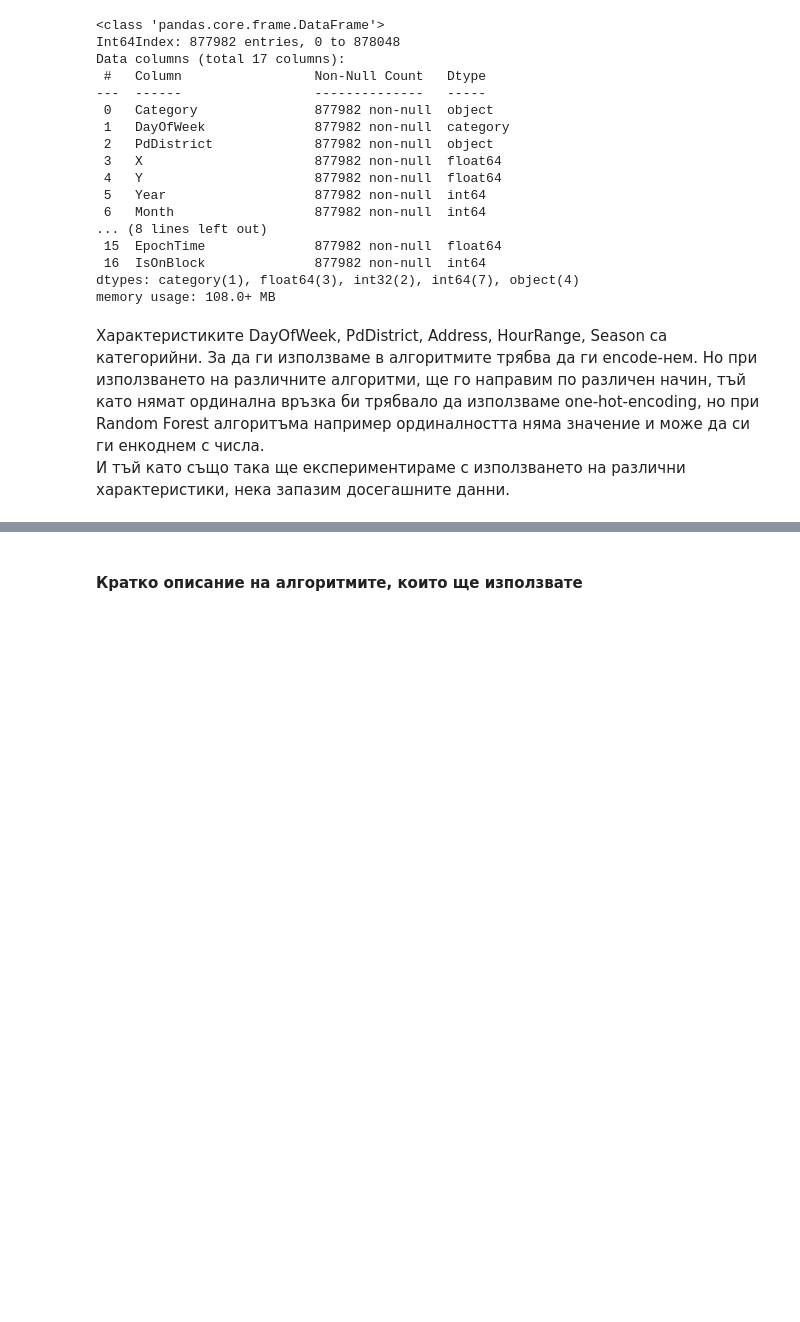
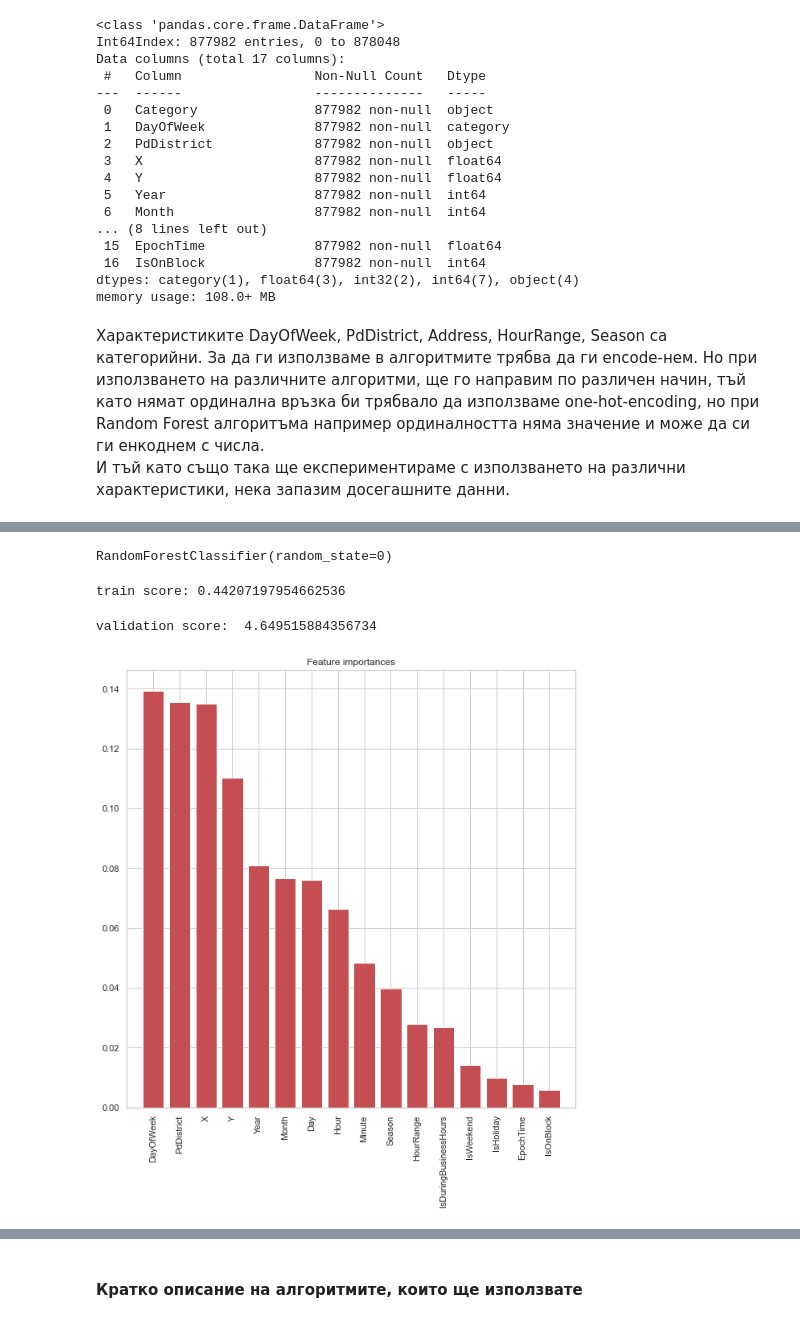
Before and after one commit to RayaSimeonova/crime-classification, a Jupyter notebook: project_description.ipynb, the cells around one changed output, grey strips where cells are left out. Drawn from its saved outputs; the diff is of its cells as text; code cells hidden in the pictures; blank space fills up the shorter version.

Commit message:
Train Random Forest model without params  with all features and evaluate on validation set using log loss

```diff
--- a/project_description.ipynb
+++ b/project_description.ipynb
@@ -476,0 +486,5 @@ original.head(3)
+# %%
+data['DayOfWeek'] = LabelEncoder().fit_transform(data['DayOfWeek'])
+data['PdDistrict'] = LabelEncoder().fit_transform(data['PdDistrict'])
+data['Season'] = LabelEncoder().fit_transform(data['Season'])
+data['HourRange'] = LabelEncoder().fit_transform(data['HourRange'])
@@ -476,0 +493,16 @@ original.head(3)
+# %%
+from sklearn.model_selection import train_test_split
+
+
+X = data.drop('Category', axis=1)
+y = data['Category']
+
+X_train, X_temp, y_train, y_temp = train_test_split(X, y, test_size=0.4, random_state=0, stratify=y)
+
+# Further split the temporary set into validation and test sets (50% validation, 50% test)
+X_val, X_test, y_val, y_test = train_test_split(X_temp, y_temp, test_size=0.5, random_state=0, stratify=y_temp)
+# %%
+model = RandomForestClassifier(random_state=0)
+model.fit(X_train, y_train)
+# %% [output]
+RandomForestClassifier(random_state=0)
@@ -476,0 +516,25 @@ original.head(3)
+# %%
+print("train score:", log_loss_evaluation(model, X_train, y_train))
+# %% [output]
+train score: 0.44207197954662536
+# %%
+print("validation score: ", log_loss_evaluation(model, X_val, y_val))
+# %% [output]
+validation score:  4.649515884356734
+# %%
+def random_forest_features(model, X):
+    importances = model.feature_importances_
+    std = np.std([model.feature_importances_ for tree in model.estimators_],
+                 axis=0)
+    indices = np.argsort(importances)[::-1]
+
+    plt.figure(figsize=(10, 10))
+    plt.title("Feature importances")
+    plt.bar(range(X.shape[1]), importances[indices], color="r", yerr=std[indices], align="center")
+    plt.xticks(range(X.shape[1]), X.columns, rotation='vertical')
+    plt.xlim([-1, X.shape[1]])
+    plt.show()
+# %%
+random_forest_features(model, X)
+# %% [output]
+[figure, added]
```
Also changed, not shown: parts of 19 cells of this notebook.
